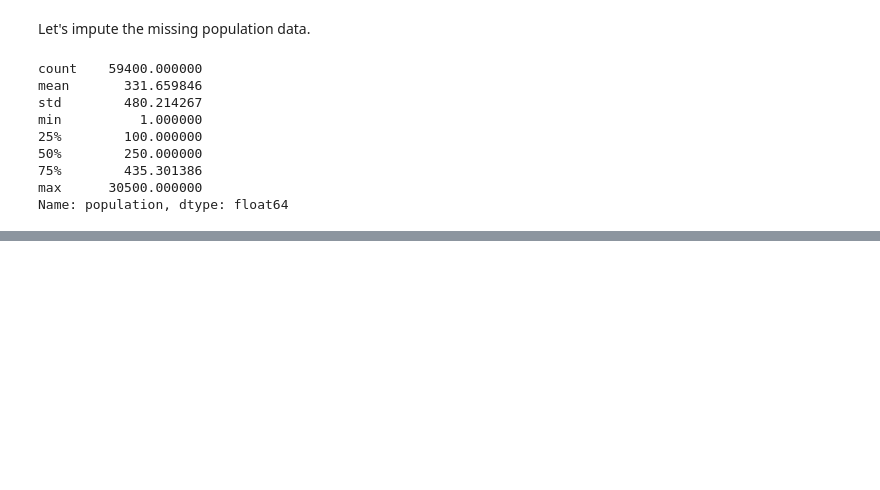
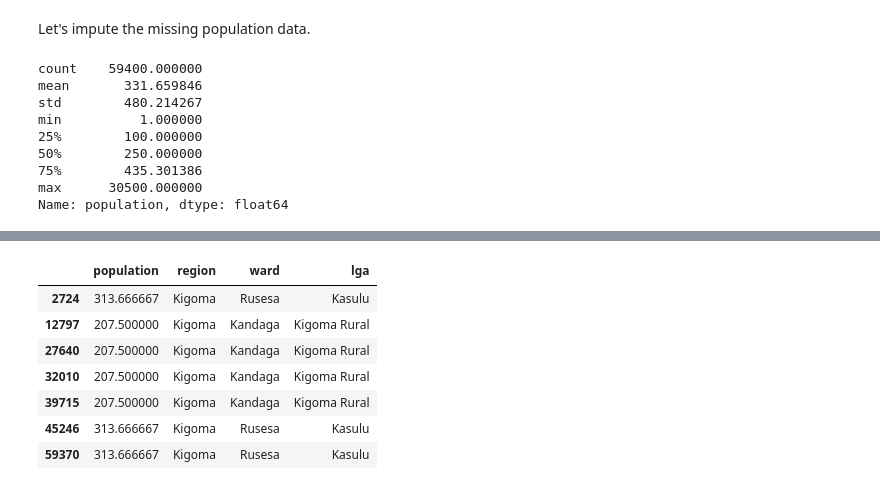
Before and after one commit to JasonErwin/dma-project, a Jupyter notebook: testing-notebooks/EDA.ipynb, the cells around one changed output, grey strips where cells are left out. Saved outputs shown, nothing was run; the diff lists cells and outputs as text; code cells hidden in the pictures; blank space fills up the shorter version.

```diff
--- a/testing-notebooks/EDA.ipynb
+++ b/testing-notebooks/EDA.ipynb
@@ -719,0 +761,11 @@ Name: population, dtype: float64
+# %%
+df.loc[df['subvillage'] == 'Mazungwe'][['population', 'region', 'ward', 'lga']]
+# %% [output]
+|  | population | region | ward | lga |
+| 2724 | 313.666667 | Kigoma | Rusesa | Kasulu |
+| 12797 | 207.500000 | Kigoma | Kandaga | Kigoma Rural |
+| 27640 | 207.500000 | Kigoma | Kandaga | Kigoma Rural |
+| 32010 | 207.500000 | Kigoma | Kandaga | Kigoma Rural |
+| 39715 | 207.500000 | Kigoma | Kandaga | Kigoma Rural |
+| 45246 | 313.666667 | Kigoma | Rusesa | Kasulu |
+| 59370 | 313.666667 | Kigoma | Rusesa | Kasulu |
```
Also changed, not shown: parts of 8 cells of this notebook, 2 other files.
